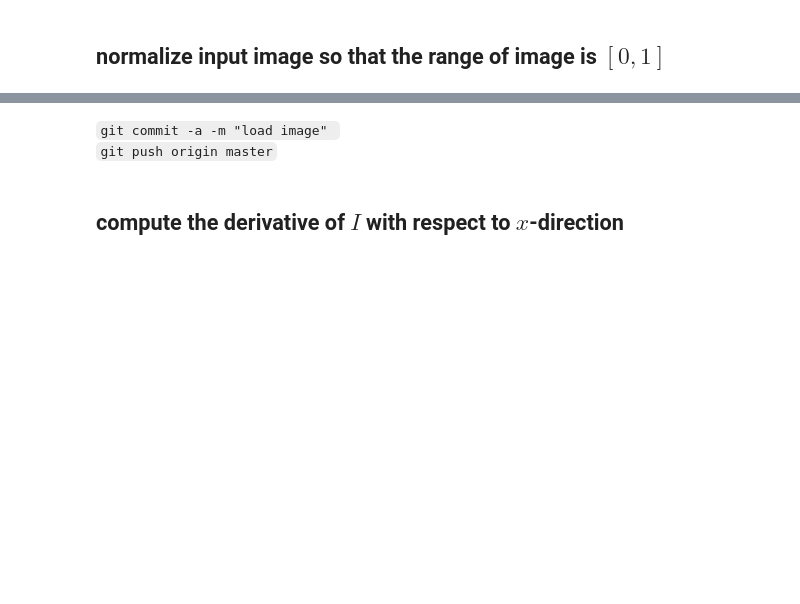
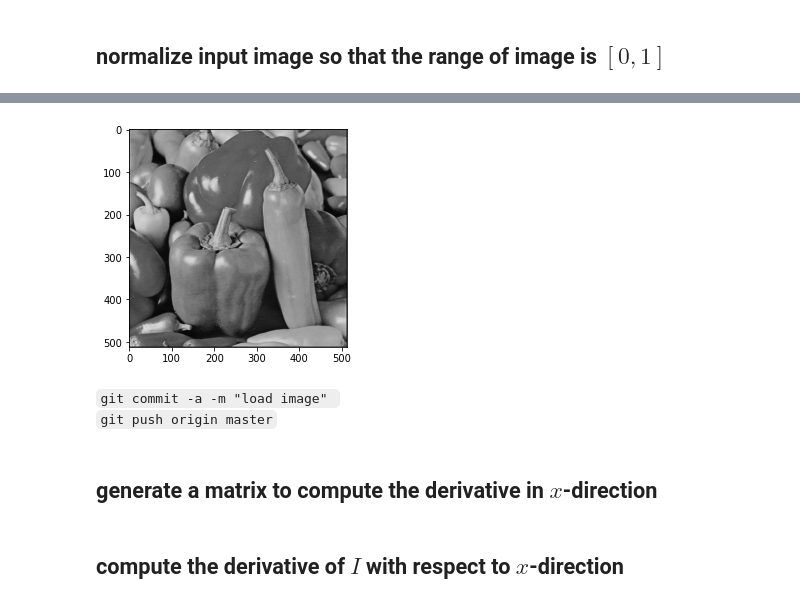
Before and after one commit to JungWoo-Kim/assignment-machine-learning, a Jupyter notebook: 03/assignment_03_1.ipynb, the cells around one changed output, grey strips where cells are left out. Cells and saved outputs as stored; diff of their text form; code cells hidden in the pictures; blank space fills up the shorter version.

Commit message:
load image

````diff
--- a/03/assignment_03_1.ipynb
+++ b/03/assignment_03_1.ipynb
@@ -10,6 +10,7 @@ import matplotlib.colors as colors
 # %% [markdown]
 ## load image
 # %%
-I = img.imread('./pepper.jpg')
+I = img.imread('pepper.jpg')
 plt.imshow(I)
+plt.show()
 # %% [output]
@@ -28,7 +28,7 @@ print(I.shape)
 ## convert the input image into gray scale if it is color
 # %%
 if I.shape[2] == 3:
-    I = np.mean(I,axis=2).astype(np.float32)
+    I = I.mean(axis=2).astype(np.float32)
     print(I.shape)
 # %% [output]
 (512, 512)
@@ -39,3 +48,10 @@ I = (I - I.min()) / (I.max() - I.min())
+# %%
+plt.imshow(I,cmap=plt.get_cmap('gray'))
+plt.show()
+# %% [output]
+[figure, added]
 # %% [markdown]
 ```git commit -a -m "load image" ``` \
 ```git push origin master```
+# %% [markdown]
+## generate a matrix to compute the derivative in $x$-direction
````
Also changed, not shown: parts of 9 cells of this notebook, 2 other files.
